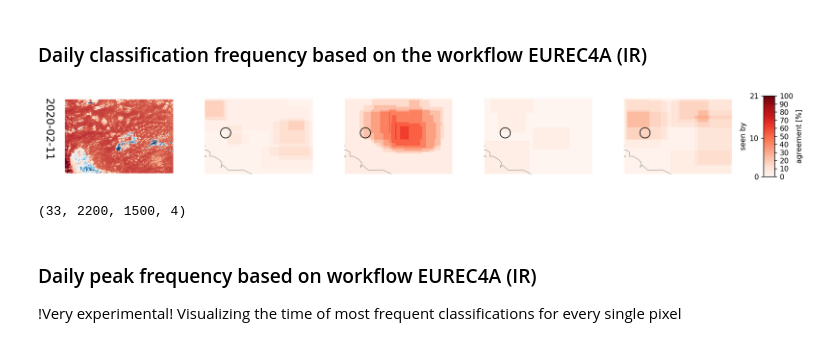
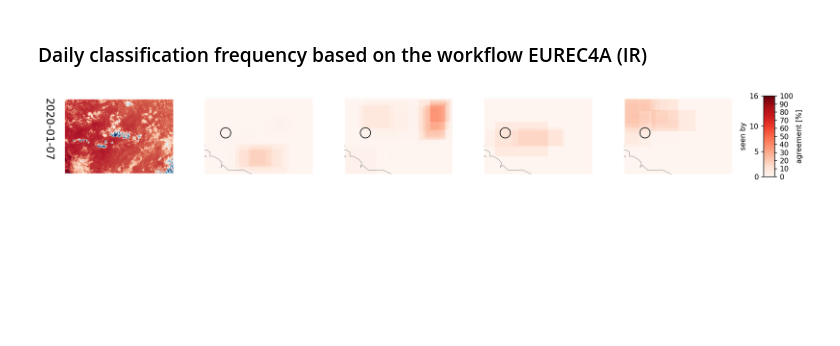
Before and after one commit to observingClouds/C3ONTEXT, a Jupyter notebook: notebooks/create_overview_figures.ipynb, the cells around one changed output. Drawn from its saved outputs; the diff is of its cells as text; code cells hidden in the pictures; blank space fills up the shorter version.

Commit message:
\ Overview figures: adaption to new daily output file format

```diff
--- a/notebooks/create_overview_figures.ipynb
+++ b/notebooks/create_overview_figures.ipynb
@@ -426,7 +387,7 @@ for d, (date, date_df) in enumerate(df_l1.groupby(df_l1['date'].dt.date)):
 # %% [markdown]
 ### Daily classification frequency based on the workflow EUREC4A (IR)
 # %%
-path_to_GOES13 = '../source_images/EUREC4A_IR_workflow/'
+path_to_GOES16 = '../source_images/EUREC4A_IR_workflow/'
 lons = np.linspace(-62,-40,2200)
 lats = np.linspace(20,5,1500)
 
@@ -436,21 +397,29 @@ workflow = 'EUREC4A (IR)'
 instrument = 'ABI'
 
 for d, (date, date_df) in enumerate(df_l1.groupby(df_l1['date'].dt.date)):
-    if d < 35: continue
     date_arr = np.zeros((len(np.unique(date_df.user_name)),
-                         da_arr.shape[1],
-                         da_arr.shape[2],
-                         da_arr.shape[3]
-                        ), dtype=bool)
+                         ds_l2.mask.shape[1],
+                         ds_l2.mask.shape[2],
+                         4
+                        ), dtype=float)
     date_df_sel = date_df.loc[np.logical_and(~date_df.already_seen.astype(bool),
                                              np.logical_and(date_df.workflow_name == workflow ,
                                                             date_df.instrument == instrument))]
     for u, (user_name, user_df) in enumerate(date_df_sel.groupby('user_name')):
         class_ids = user_df.classification_id
         class_ids = np.unique(class_ids)
-        user_arr = da_arr.sel({'classification_id':class_ids}).sum(axis=0).compute()
-        user_arr = np.where(user_arr>0, True, False)
+        user_arr_ = ds_l2.mask.sel({'classification_id':class_ids})
+        user_arr = np.bitwise_and(user_arr_.expand_dims({'pattern':4},3).fillna(0).astype(int).values, np.array([1,2,4,8])[np.newaxis,np.newaxis,np.newaxis,:]).astype('bool')
+
+        user_arr = np.mean(user_arr,axis=0)  # along classification_id
+
         date_arr[u, :,:,:] = user_arr
+    nb_users = len(np.unique(date_df_sel.user_name))
+
+    freq = np.nan_to_num((np.sum(date_arr[:,:,:,:], axis=0)/nb_users))
+    user_w_classifications = freq*len(np.unique(date_df_sel.user_name))
+    date_as_datetime = dt.datetime.combine(date, dt.datetime.min.time())
+    date_arr[:,:,:] =  user_w_classifications
 
     filenames = np.unique(date_df_sel.fn.values)
     filename = find_filename(filenames, date.strftime('GOES16_C13_%Y%m%d_1600'))
@@ -459,15 +428,17 @@ for d, (date, date_df) in enumerate(df_l1.groupby(df_l1['date'].dt.date)):
         filename = date.strftime('GOES16_C13_%Y%m%d_1800.jpeg')
     if filename is None: continue
     fig, ax = plt.subplots(1,6,figsize=(15,2), dpi=150, gridspec_kw={'width_ratios':[1,1,1,1,1,0.1]})
-#     plt.suptitle(date,y=1.1)
+
     norm = Normalize(vmin = 0, vmax = len(np.unique(date_df_sel.user_name)), clip = False)
+
     for p in range(1,5):
         m = Basemap(ax=ax.flat[p], projection='merc',llcrnrlat=5,urcrnrlat=20,\
             llcrnrlon=-62,urcrnrlon=-40,lat_ts=20,resolution='c')
         m.drawcoastlines(linewidth=0.25)
-#         ax.flat[p].set_title(pattern_dic_inv[p-1])
-        x, y = m(lon_grid, lat_grid)
-        cs = m.contourf(x,y,np.sum(date_arr[:,:,:,p-1], axis=0), cmap='Reds', norm=norm)
+
+        cs = m.imshow(user_w_classifications[:,:,p-1].T,
+                      origin='upper', cmap='Reds', norm=norm,
+                      extent=[-62,-40,5,20])
         # HALO circle
         x,y=m(-57.717, 13.3)
         x2,y2 = m(-57.717,13.3+1.011)
@@ -477,43 +448,36 @@ for d, (date, date_df) in enumerate(df_l1.groupby(df_l1['date'].dt.date)):
 
     ax.flat[0].annotate(date, (-0.2,0.2), rotation=-90, xycoords='axes fraction', fontsize=15)
 
-    # Show satellite image:
-    img = plt.imread(path_to_GOES13+filename)
+    # Show GOES16 ABI image:
+    img = plt.imread(path_to_GOES16+filename)
     ax.flat[0].imshow(img)
     ax.flat[0].axis('off')
 
     cax = ax.flat[5]
     sm = plt.cm.ScalarMappable(cmap='Reds', norm=norm)
     sm._A = []
     cb = plt.colorbar(sm, cax=cax)
     cb.set_label('Users')
 
     cax2 = cax.twinx()
-    user_ticks=np.linspace(0, len(np.unique(date_df_sel.user_name)),3)
+    user_ticks=np.linspace(0, nb_users,4)
     per_ticks=np.linspace(0,100,11).astype(int)
     cb.set_ticks(user_ticks.astype(int))
     cb.set_label("seen by")
     cb.ax.yaxis.set_label_position("left")
     cax2.set_ylim(0,100)
     cax2.set_yticks(per_ticks)
     cax2.set_yticklabels(per_ticks)
     cax2.set_ylabel("agreement [%]")
 
     plt.tight_layout()
+
     if savefig:
         plt.savefig('../figures/IR_dailyaverage/EUREC4A_ManualClassifications_IRDailyAverage_{}.jpeg'.format(date.strftime('%Y%m%d')),
                 dpi=150, bbox_inches='tight',pad=0)
         plt.close('all')
     else:
         plt.show()
         break
 # %% [output]
-[figure, old version]
+[figure, new version]
-# %%
-np.shape(date_arr)
-# %% [output]
-(33, 2200, 1500, 4)
-# %% [markdown]
-### Daily peak frequency based on workflow EUREC4A (IR)
-!Very experimental!
-Visualizing the time of most frequent classifications for every single pixel
```
Also changed, not shown: parts of 6 cells of this notebook.
